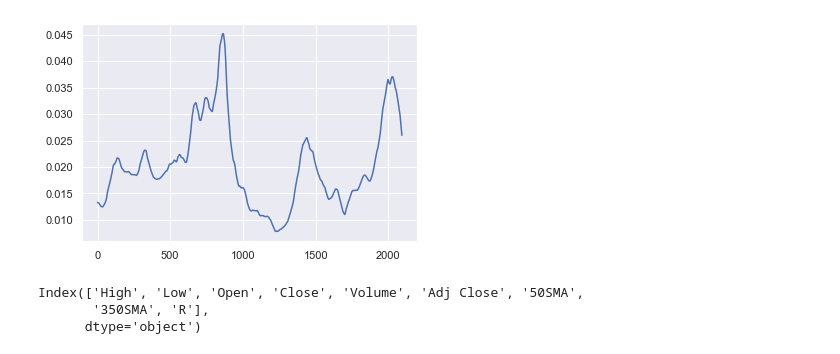
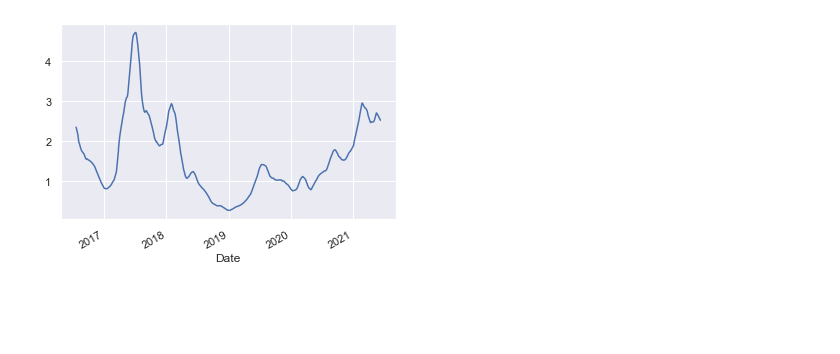
Before and after one commit to pedroafleite/btc-eth-risk-assessment, a Jupyter notebook: risk_R.ipynb, the cells around one changed output. Cells and saved outputs as stored; diff of their text form; code cells hidden in the pictures; blank space fills up the shorter version.

```diff
--- a/risk_R.ipynb
+++ b/risk_R.ipynb
@@ -28,15 +29,14 @@ df['R'].plot();
-# %%
-normal_df['R'].plot();
-# %% [output]
-[figure, removed]
-# %%
-df.columns
-# %% [output]
-Index(['High', 'Low', 'Open', 'Close', 'Volume', 'Adj Close', '50SMA',
-       '350SMA', 'R'],
-      dtype='object')
 # %%
 start = dt.datetime(2015,8,7)
-end = dt.datetime(2021,5,29)
+end = dt.datetime(2021,6,9)
 df = pdr.DataReader('ETH-USD','yahoo',start,end)
+
+df['50SMA'] = df.Close.rolling(window=50).mean()
+df['350SMA'] = df.Close.rolling(window=350).mean()
+df['R'] = df['50SMA']/df['350SMA']
+df = df.dropna()
+
+df['R'].plot();
+# %% [output]
+[figure, added]
 # %%
```
Also changed, not shown: parts of 6 cells of this notebook.
